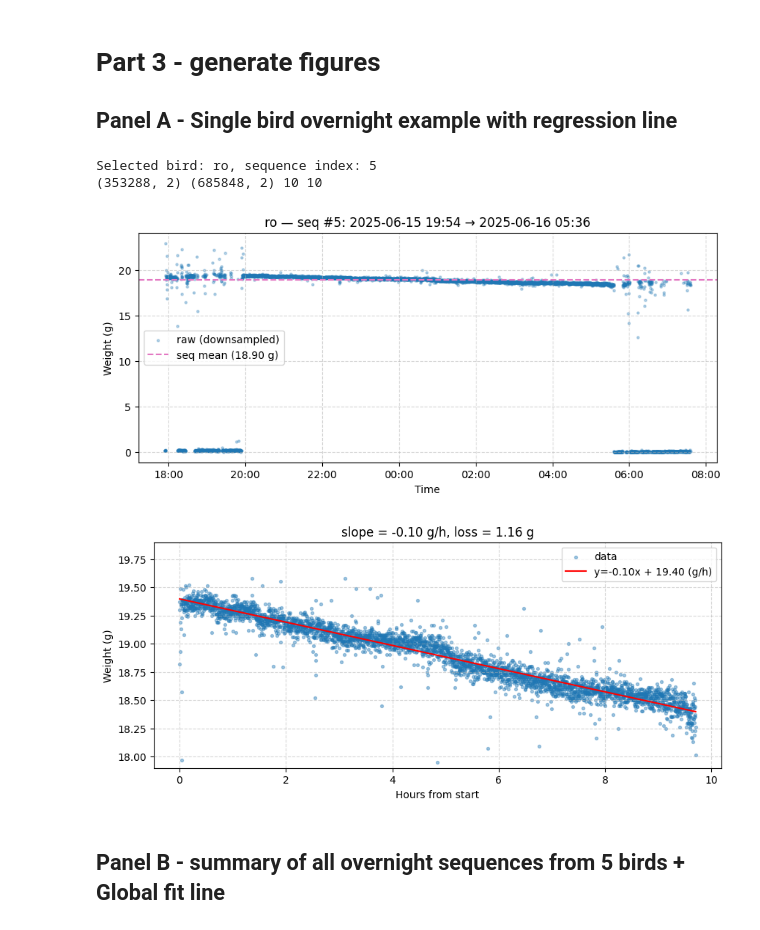
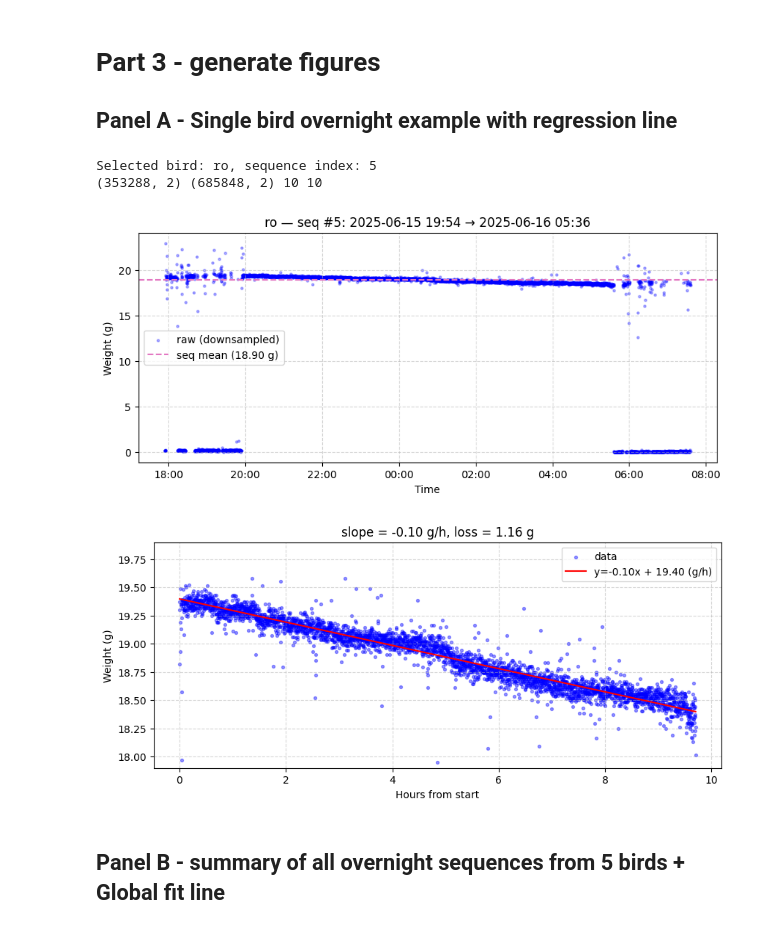
Before and after one commit to NeuralSyntaxLab/perch-scale-manuscript, a Jupyter notebook: scripts/generate_fig_4.ipynb, the cells around one changed output. Cells and saved outputs as stored; diff of their text form; code cells hidden in the pictures.

```diff
--- a/scripts/generate_fig_4.ipynb
+++ b/scripts/generate_fig_4.ipynb
@@ -278,7 +297,7 @@ def plot_fig1(df, seq, metrics, *, context_hours=2, downsample_step=8):
 
     seq_mean = seq["weight"].mean()
     fig, ax = plt.subplots(figsize=(10, 4))
-    ax.scatter(win_d["Time"], win_d["weight"], s=5, alpha=0.3, label="raw (downsampled)")
+    ax.scatter(win_d["Time"], win_d["weight"], s=5, alpha=0.3, color='blue', label="raw (downsampled)")
     ax.axhline(seq_mean, linestyle="--", lw=1.5, color='tab:pink', label=f"seq mean ({seq_mean:.2f} g)")
     ax.set_xlabel("Time"); ax.set_ylabel("Weight (g)")
     ax.xaxis.set_major_formatter(DateFormatter("%H:%M"))
@@ -295,7 +314,7 @@ def plot_fig2(seq, metrics, *, downsample_step=8, raw_filter_low=0.001, raw_filt
     pred_interp = np.interp(hours_down, hours_full, metrics["pred"])
 
     fig, ax = plt.subplots(figsize=(10, 4))
-    ax.scatter(hours_down, down["weight"], s=8, alpha=0.4, label="data")
+    ax.scatter(hours_down, down["weight"], s=8, alpha=0.4, color='blue', label="data")
     ax.plot(hours_down, pred_interp, lw=1.5, color='red', label=f"y={metrics['slope_hr']:.2f}x + {pred_interp[0]:.2f} (g/h)")
     seq_mean = seq["weight"].mean()
     ax.set_ylim(seq_mean - 1, seq_mean + 1)
@@ -315,35 +334,35 @@ bird = row["bird"]
 bird_id = int(row["bird_id"])
 seq_idx = int(row["sequence_idx"])
 downsample_step = 8
 
 # assumes previous cell defined: load_bird_data, find_all_sequences, compute_metrics
 df_filtered   = load_bird_data(bird_id, low_thrd=1, high_thrd=30)
 df_unfiltered = load_bird_data(bird_id, low_thrd=0, high_thrd=30)
 seqs = find_all_sequences(df_filtered)
 mets = [compute_metrics(sd, bird_id) for sd in seqs]
 
 print(f"Selected bird: {bird}, sequence index: {seq_idx}")
 print(df_filtered.shape, df_unfiltered.shape, len(seqs), len(mets))
 
 # A1
 fig1, ax1 = plot_fig1(df_unfiltered, seqs[seq_idx]["df"], mets[seq_idx],
                       downsample_step=downsample_step, context_hours=2)
 ax1.set_title(f"{bird} — seq #{seq_idx}: "
               f"{row['start_time']:%Y-%m-%d %H:%M} → {row['end_time']:%Y-%m-%d %H:%M}")
 # fig1.savefig(P.FIGS / "overnight_panel_A1.svg", bbox_inches="tight", dpi=300)
 
 # A2
 fig2, ax2 = plot_fig2(seqs[seq_idx]["df"], mets[seq_idx],
                       downsample_step=downsample_step, raw_filter_low=0.001, raw_filter_high=0.999)
 ax2.set_title(f"slope = {mets[seq_idx]['slope_hr']:.2f} g/h, loss = {mets[seq_idx]['total_loss']:.2f} g")
 # fig2.savefig(P.FIGS / "overnight_panel_A2.svg", bbox_inches="tight", dpi=300)
 
 plt.show()
 # %% [output]
 Selected bird: ro, sequence index: 5
 (353288, 2) (685848, 2) 10 10
-[figure, old version]
+[figure, new version]
-[figure, old version]
+[figure, new version]
 # %% [markdown]
 ## Panel B - summary of all overnight sequences from 5 birds + Global fit line
 # %%
```
Also changed, not shown: parts of 3 cells of this notebook, 14 other files.
